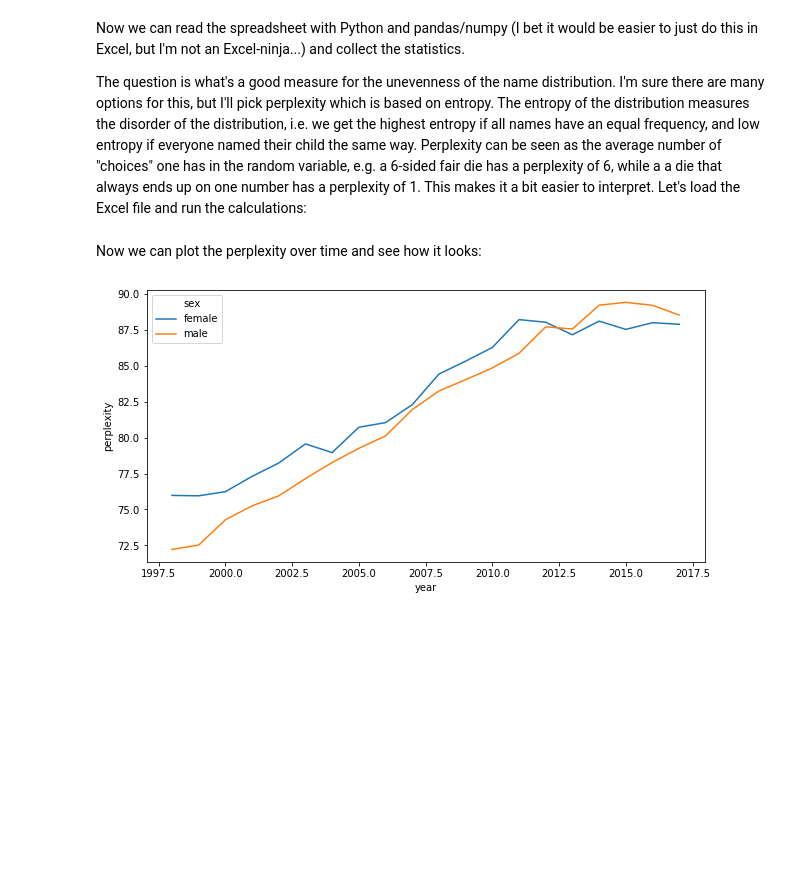
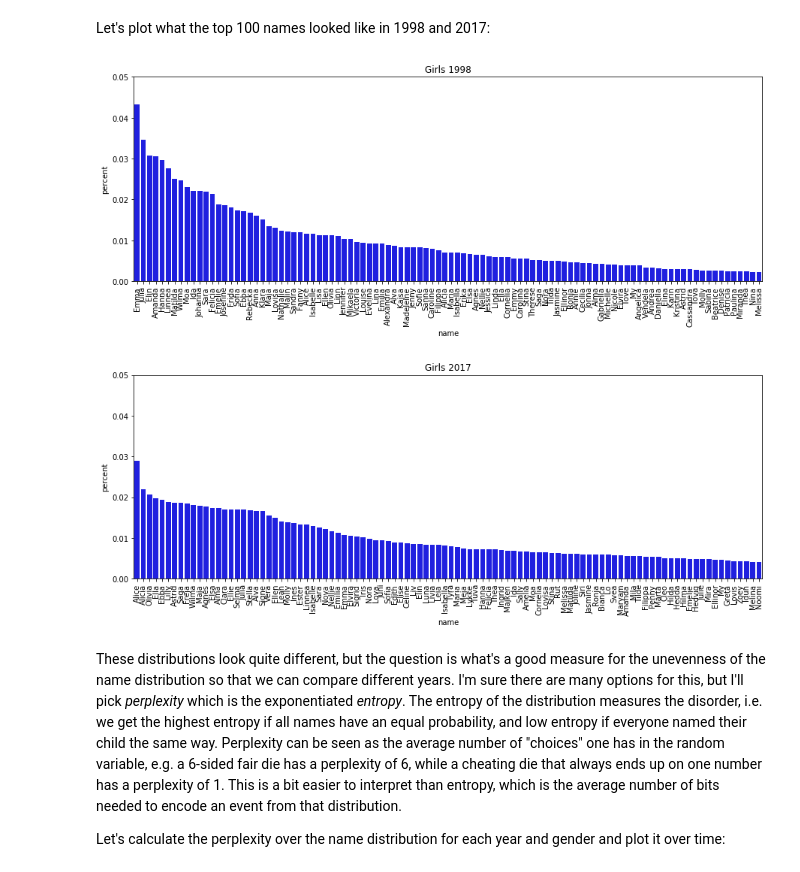
Before and after one commit to martindbp/martindbp.github.io, a Jupyter notebook: posts/name_statistics.ipynb, the cells around one changed output. Cells and saved outputs as stored; diff of their text form; code cells hidden in the pictures; blank space fills up the shorter version.

```diff
--- a/posts/name_statistics.ipynb
+++ b/posts/name_statistics.ipynb
@@ -10,0 +15,28 @@ Being Swedish, of course I'm mostly interested in Swedish name statistics, and l
+# %%
+import pandas as pd
+import numpy as np
+
+START_YEAR, END_YEAR = 1998, 2017
+GENDERS = ['girls', 'boys']
+
+data = pd.DataFrame(columns=['year', 'name', 'gender', 'count', 'percent'])
+
+f = open('stats.xlsx', 'rb')
+for year in range(START_YEAR, END_YEAR+1):
+    for gender_idx, gender in enumerate(GENDERS):
+        sheet_idx = 2*(year - START_YEAR) + gender_idx + 1
+        df = pd.read_excel(f, sheet_name=sheet_idx, header=6, usecols='B:D')
+        count_col = 'Antal' if 'Antal' in df.columns else 'Antal bärare'
+        counts = df[count_col].values[1:]
+        name_col_idx = list(df.columns).index(count_col) - 1
+        names = df.iloc[1:, name_col_idx].str.strip() # NOTE: need to strip spaces
+        # When there are ties in count, there will be more than 100 rows. Keep the top 100
+        counts, names = counts[:100], names[:100]
+        years = [year]*len(counts)
+        genders = [gender]*len(counts)
+        data = data.append(
+            pd.DataFrame(data={'year': years, 'gender': genders, 'name': names, 'count': counts,
+                               'percent': counts.astype(float) / counts.sum()}),
+            sort=True)
+
+print(data)
@@ -11,4 +58,21 @@ Being Swedish, of course I'm mostly interested in Swedish name statistics, and l
+# %% [markdown]
+Let's plot what the top 100 names looked like in 1998 and 2017:
+# %%
+import seaborn as sns
+import matplotlib.pyplot as plt
+
+for year in [1998, 2017]:
+    fig, ax = plt.subplots(figsize=(15, 5))
+    girls_year = data[(data['year'] == year) & (data['gender'] == 'girls')]
+    ax = sns.barplot(x='name', y='percent', data=girls_year,
+                     color='blue')
+    ax.set_xticklabels(ax.get_xticklabels(), rotation=90);
+    ax.set(ylim=(0, 0.05));
+    ax.set_title(f'Girls {year}');
+# %% [output]
+[figure, added]
+[figure, added]
 # %% [markdown]
-Now we can read the spreadsheet with Python and pandas/numpy (I bet it would be easier to just do this in Excel, but I'm not an Excel-ninja...) and collect the statistics.
+These distributions look quite different, but the question is what's a good measure for the unevenness of the name distribution so that we can compare different years. I'm sure there are many options for this, but I'll pick _perplexity_ which is the exponentiated _entropy_. The entropy of the distribution measures the disorder, i.e. we get the highest entropy if all names have an equal probability, and low entropy if everyone named their child the same way. Perplexity can be seen as the average number of "choices" one has in the random variable, e.g. a 6-sided fair die has a perplexity of 6, while a cheating die that always ends up on one number has a perplexity of 1. This is a bit easier to interpret than entropy, which is the average number of bits needed to encode an event from that distribution.
 
-The question is what's a good measure for the unevenness of the name distribution. I'm sure there are many options for this, but I'll pick perplexity which is based on entropy. The entropy of the distribution measures the disorder of the distribution, i.e. we get the highest entropy if all names have an equal frequency, and low entropy if everyone named their child the same way. Perplexity can be seen as the average number of "choices" one has in the random variable, e.g. a 6-sided fair die has a perplexity of 6, while a a die that always ends up on one number has a perplexity of 1. This makes it a bit easier to interpret. Let's load the Excel file and run the calculations:
+Let's calculate the perplexity over the name distribution for each year and gender and plot it over time:
@@ -33,13 +78,0 @@ with open('stats.xlsx', 'rb') as f:
-# %% [markdown]
-Now we can plot the perplexity over time and see how it looks:
-# %%
-import seaborn as sns
-import matplotlib.pyplot as plt
-n_years = END_YEAR-START_YEAR+1
-data = pd.DataFrame(data={'year': 2*list(range(START_YEAR, END_YEAR+1)),
-                          'sex': n_years*['female']+n_years*['male'],
-                          'perplexity': sex_perplexity[FEMALE]+sex_perplexity[MALE]})
-fig, ax = plt.subplots(figsize=(10, 5))
-ax = sns.lineplot(x='year', y='perplexity', hue='sex', data=data)
-# %% [output]
-[figure, removed]
```
Also changed, not shown: parts of 10 cells of this notebook, 3 other files.
